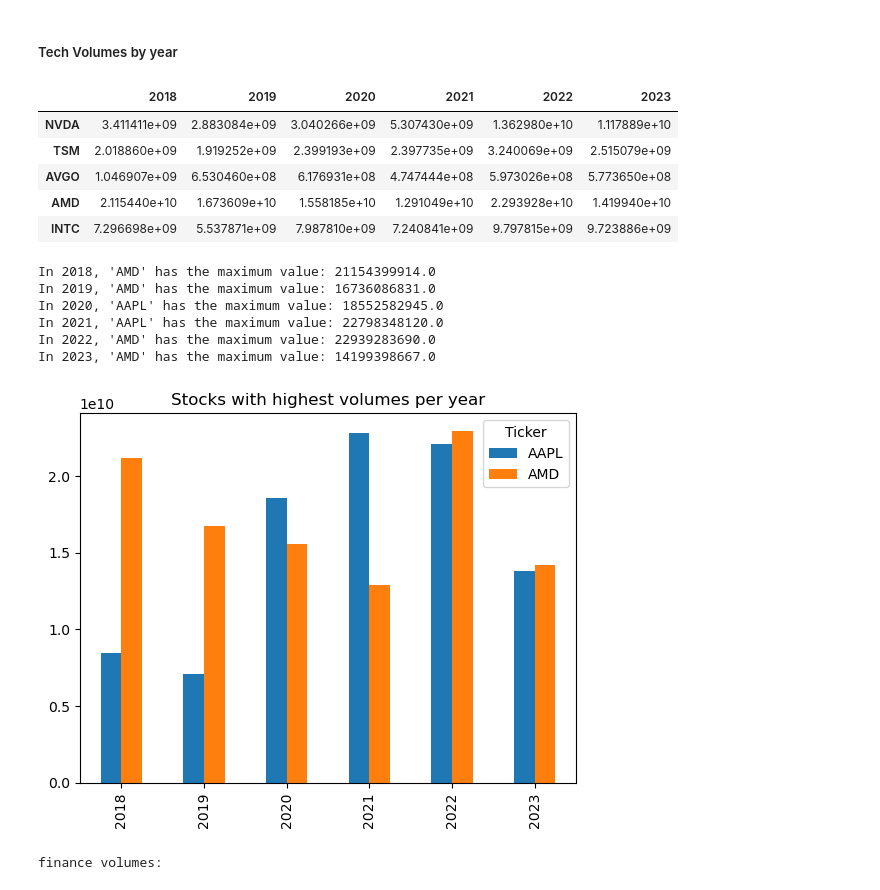
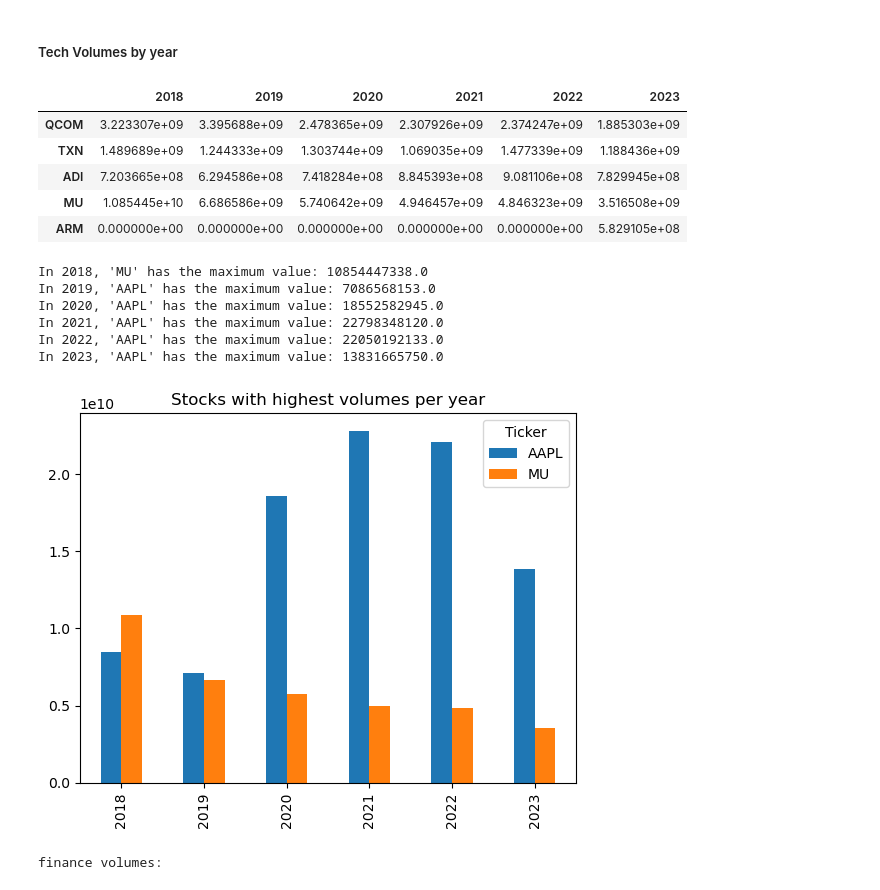
Before and after one commit to alisonands/Stock-Analysis, a Jupyter notebook: Tech/visualizations.ipynb, the cells around one changed output. Saved outputs shown, nothing was run; the diff lists cells and outputs as text; code cells hidden in the pictures.

```diff
--- a/Tech/visualizations.ipynb
+++ b/Tech/visualizations.ipynb
@@ -7,6 +7,7 @@ import pandas as pd
 import numpy as np
 import matplotlib.pyplot as plt
 # %%
-tech_data = pd.read_csv('tech_data.csv').drop(columns={'Unnamed: 0'})
+tech_data = pd.read_csv('tech_data_update.csv').drop(columns={'Unnamed: 0'})
 finance_data = pd.read_csv('../ExtractFinances/Financial_stock_data.csv')
 auto_data = pd.read_csv('../Automotive/final_auto_stock_data.csv')
+len(tech_data)
@@ -153,39 +155,39 @@ years = [2018, 2019, 2020, 2021, 2022, 2023]
 # %%
 # calculating tech volumes per year
 tech_data['Date'] = pd.to_datetime(tech_data['Date'])
 tech_stocks = tech_data['Ticker'].unique()
 volumes_tech = pd.DataFrame(index = tech_stocks)
 
 for stock in tech_stocks:
     for year in years:
         # print(stock, year)
         temp_df = tech_data[tech_data['Ticker'] == stock]
         volumes_tech.loc[stock, str(year)] = temp_df[temp_df['Date'].dt.year == year]['Volume'].sum()
 display(volumes_tech.head())
 
 volumes_tech.index.name = 'Ticker'
-volumes_tech.loc[['AAPL', 'AMD']].transpose().plot(kind = 'bar')
+volumes_tech.loc[['AAPL', 'MU']].transpose().plot(kind = 'bar')
 plt.title('Stocks with highest volumes per year')
 max_idx = volumes_tech.idxmax()
 max_values = volumes_tech.max()
 
 # Display the result
 for year, (index, value) in zip(volumes_tech.columns, zip(max_idx, max_values)):
     print(f"In {year}, '{index}' has the maximum value: {value}")
 # %% [output]
 |  | 2018 | 2019 | 2020 | 2021 | 2022 | 2023 |
-| NVDA | 3.411411e+09 | 2.883084e+09 | 3.040266e+09 | 5.307430e+09 | 1.362980e+10 | 1.117889e+10 |
-| TSM | 2.018860e+09 | 1.919252e+09 | 2.399193e+09 | 2.397735e+09 | 3.240069e+09 | 2.515079e+09 |
-| AVGO | 1.046907e+09 | 6.530460e+08 | 6.176931e+08 | 4.747444e+08 | 5.973026e+08 | 5.773650e+08 |
-| AMD | 2.115440e+10 | 1.673609e+10 | 1.558185e+10 | 1.291049e+10 | 2.293928e+10 | 1.419940e+10 |
-| INTC | 7.296698e+09 | 5.537871e+09 | 7.987810e+09 | 7.240841e+09 | 9.797815e+09 | 9.723886e+09 |
+| QCOM | 3.223307e+09 | 3.395688e+09 | 2.478365e+09 | 2.307926e+09 | 2.374247e+09 | 1.885303e+09 |
+| TXN | 1.489689e+09 | 1.244333e+09 | 1.303744e+09 | 1.069035e+09 | 1.477339e+09 | 1.188436e+09 |
+| ADI | 7.203665e+08 | 6.294586e+08 | 7.418284e+08 | 8.845393e+08 | 9.081106e+08 | 7.829945e+08 |
+| MU | 1.085445e+10 | 6.686586e+09 | 5.740642e+09 | 4.946457e+09 | 4.846323e+09 | 3.516508e+09 |
+| ARM | 0.000000e+00 | 0.000000e+00 | 0.000000e+00 | 0.000000e+00 | 0.000000e+00 | 5.829105e+08 |
-In 2018, 'AMD' has the maximum value: 21154399914.0
-In 2019, 'AMD' has the maximum value: 16736086831.0
+In 2018, 'MU' has the maximum value: 10854447338.0
+In 2019, 'AAPL' has the maximum value: 7086568153.0
 In 2020, 'AAPL' has the maximum value: 18552582945.0
 In 2021, 'AAPL' has the maximum value: 22798348120.0
-In 2022, 'AMD' has the maximum value: 22939283690.0
-In 2023, 'AMD' has the maximum value: 14199398667.0
+In 2022, 'AAPL' has the maximum value: 22050192133.0
+In 2023, 'AAPL' has the maximum value: 13831665750.0
-[figure, old version]
+[figure, new version]
 # %%
 # calculating finance volumes per year
 finance_data['Date'] = pd.to_datetime(finance_data['Date'])
```
Also changed, not shown: parts of 8 cells of this notebook.
